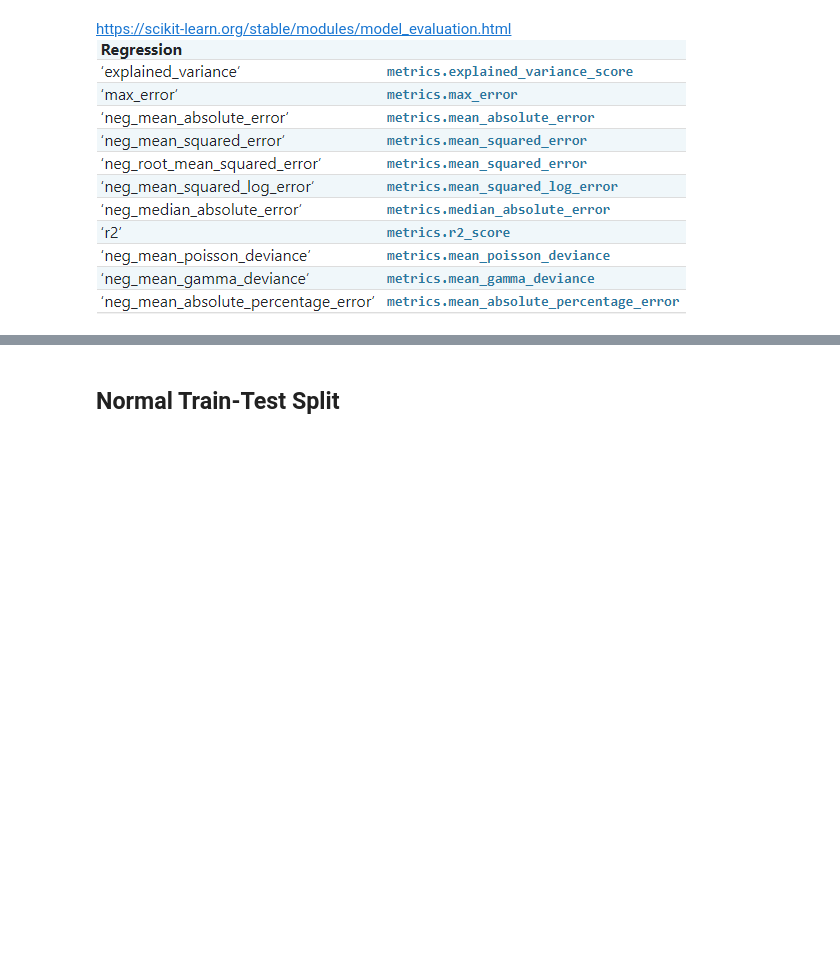
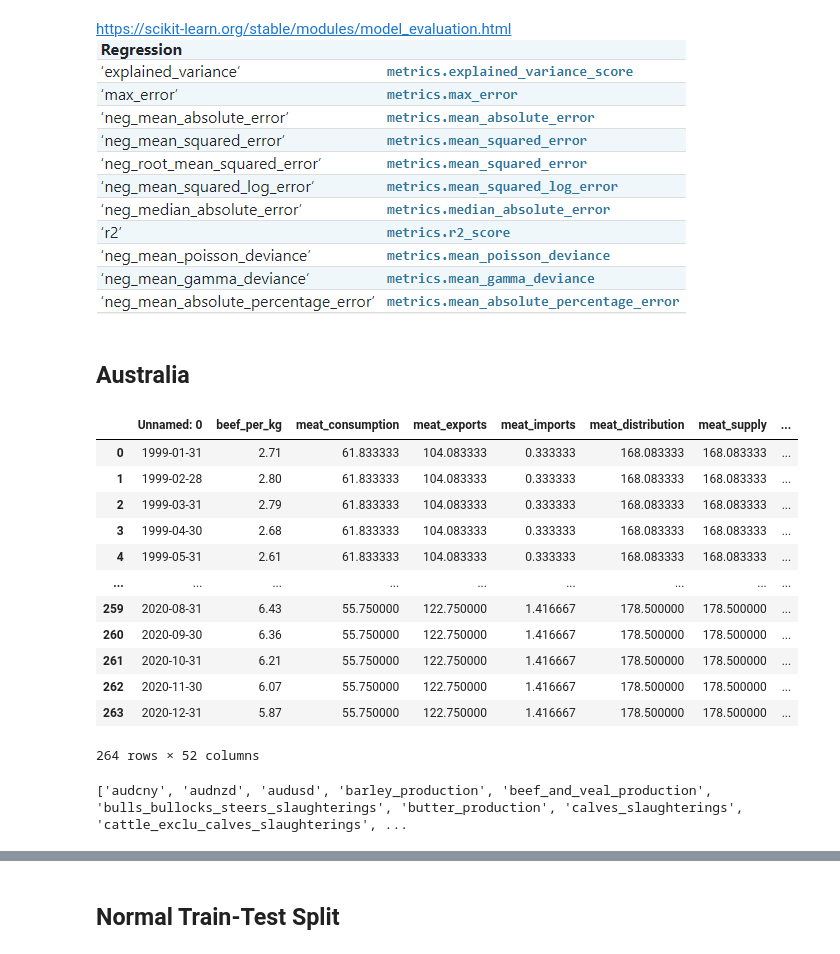
Before and after one commit to trentsteel777/CA2, a Jupyter notebook: MachineLearningModels.ipynb, the cells around one changed output, grey strips where cells are left out. Saved outputs shown, nothing was run; the diff lists cells and outputs as text; code cells hidden in the pictures; blank space fills up the shorter version.

```diff
--- a/MachineLearningModels.ipynb
+++ b/MachineLearningModels.ipynb
@@ -115,3 +116,23 @@ y_test = y[split:]
 # %% [markdown]
 https://scikit-learn.org/stable/modules/model_evaluation.html
 ![sklearn_scoring_regression.png](attachment:sklearn_scoring_regression.png)
+# %% [markdown]
+## Australia
+# %%
+df_australia = pd.read_csv("data/final/df_final_australian_beef_feat_cols_and_target_values_1999-2020.csv")
+# %%
+df_australia
+# %% [output]
+|  | Unnamed: 0 | beef_per_kg | meat_consumption | meat_exports | meat_imports | meat_distribution | meat_supply | ... |
+| 0 | 1999-01-31 | 2.71 | 61.833333 | 104.083333 | 0.333333 | 168.083333 | 168.083333 | ... |
+| 1 | 1999-02-28 | 2.80 | 61.833333 | 104.083333 | 0.333333 | 168.083333 | 168.083333 | ... |
+| 2 | 1999-03-31 | 2.79 | 61.833333 | 104.083333 | 0.333333 | 168.083333 | 168.083333 | ... |
+| 3 | 1999-04-30 | 2.68 | 61.833333 | 104.083333 | 0.333333 | 168.083333 | 168.083333 | ... |
+| 4 | 1999-05-31 | 2.61 | 61.833333 | 104.083333 | 0.333333 | 168.083333 | 168.083333 | ... |
+| ... | ... | ... | ... | ... | ... | ... | ... | ... |
+| 259 | 2020-08-31 | 6.43 | 55.750000 | 122.750000 | 1.416667 | 178.500000 | 178.500000 | ... |
+| 260 | 2020-09-30 | 6.36 | 55.750000 | 122.750000 | 1.416667 | 178.500000 | 178.500000 | ... |
+| 261 | 2020-10-31 | 6.21 | 55.750000 | 122.750000 | 1.416667 | 178.500000 | 178.500000 | ... |
+| 262 | 2020-11-30 | 6.07 | 55.750000 | 122.750000 | 1.416667 | 178.500000 | 178.500000 | ... |
+| 263 | 2020-12-31 | 5.87 | 55.750000 | 122.750000 | 1.416667 | 178.500000 | 178.500000 | ... |
+264 rows × 52 columns
@@ -117,0 +145,9 @@ https://scikit-learn.org/stable/modules/model_evaluation.html
+# %%
+feature_cols_au = []
+for col in df_australia.columns:
+    feature_cols_au.append(col)
+feature_cols_au = sorted(feature_cols_au)
+feature_cols_au.remove(y_col_au)
+print(feature_cols_au)
+# %% [output]
+['audcny', 'audnzd', 'audusd', 'barley_production', 'beef_and_veal_production', 'bulls_bullocks_steers_slaughterings', 'butter_production', 'calves_slaughterings', 'cattle_exclu_calves_slaughterings', ...
```
Also changed, not shown: parts of 70 cells of this notebook, 1 other file.
